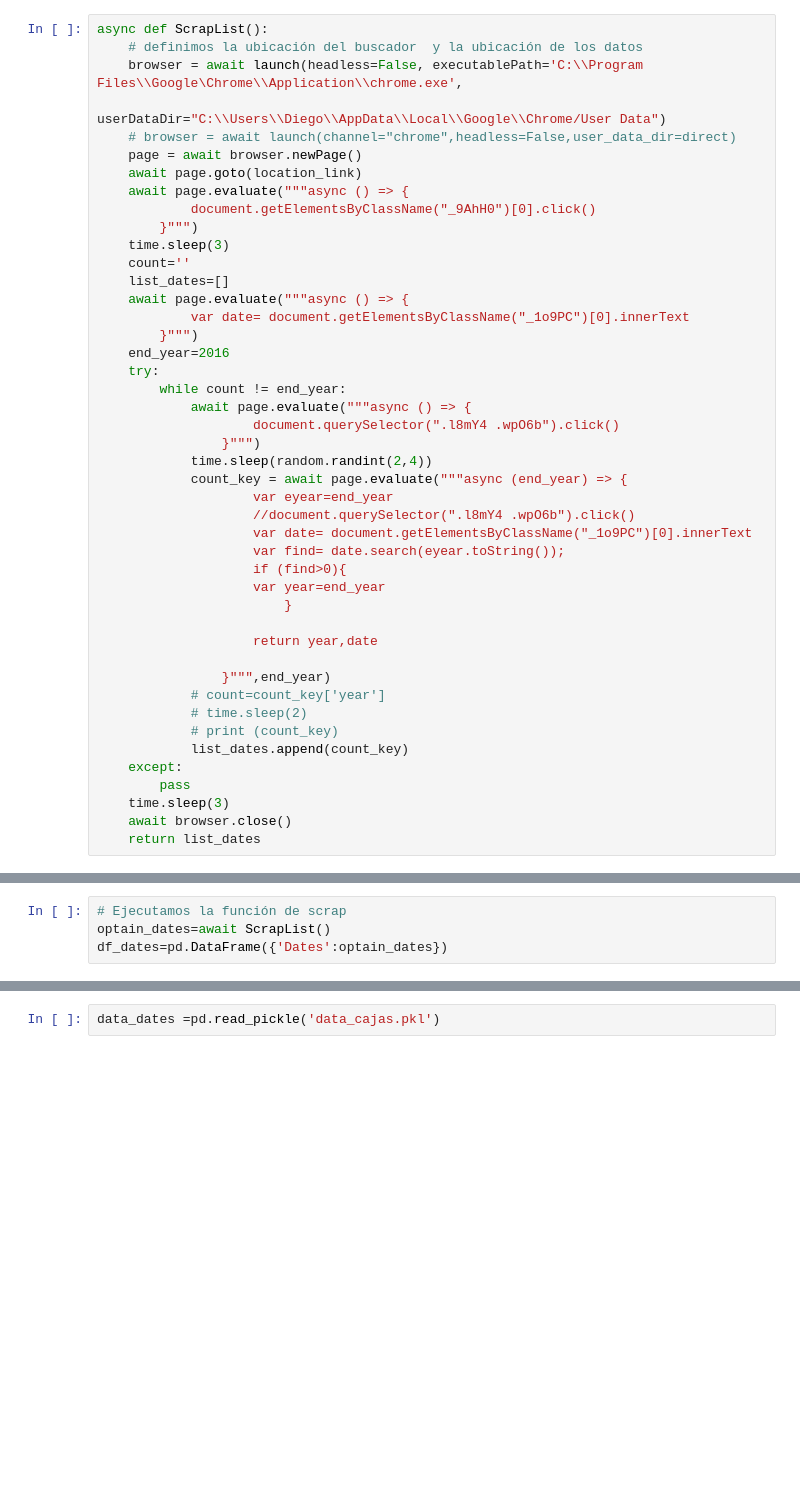
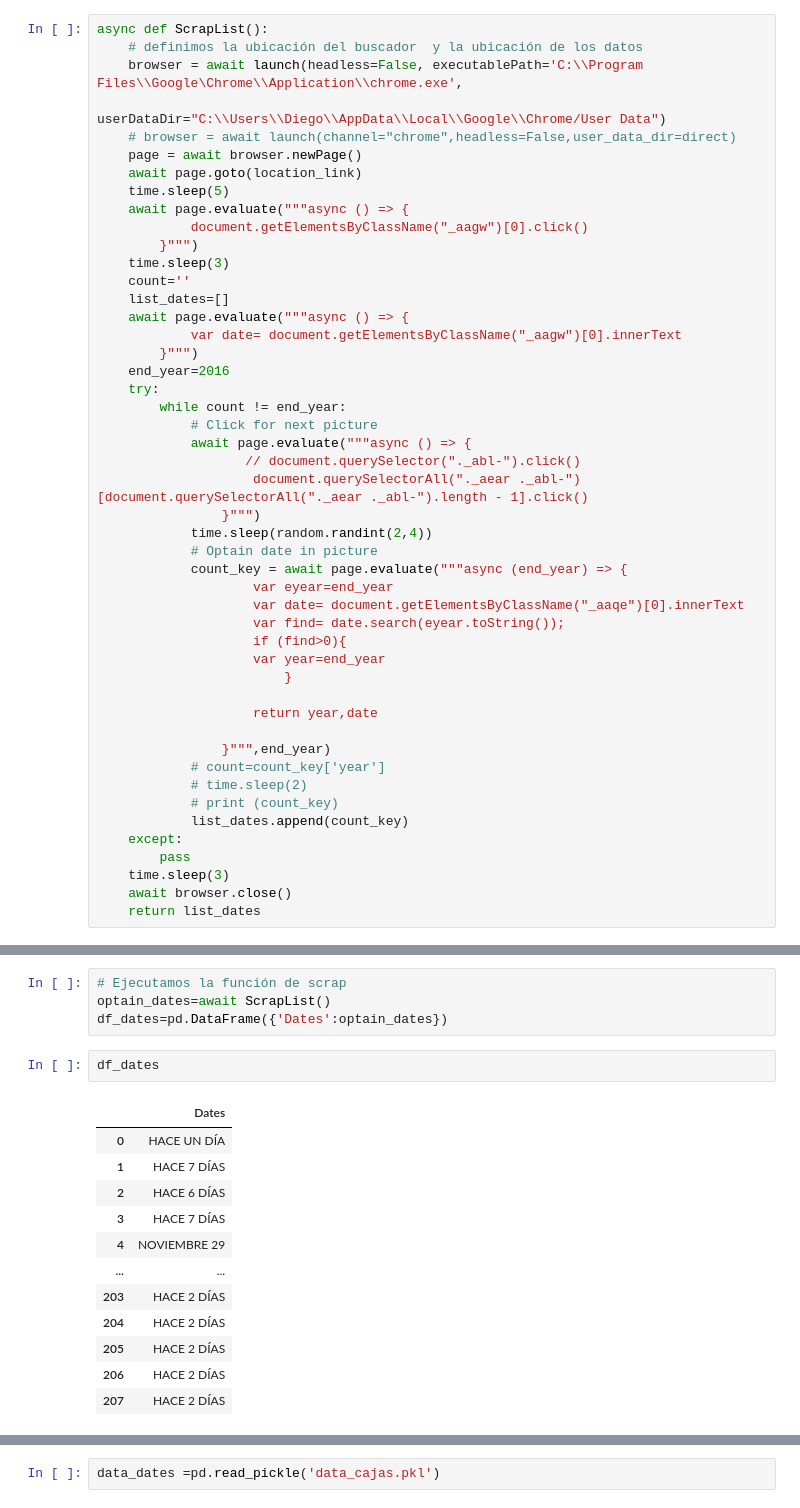
Before and after one commit to diegopenaloza/gentrific, a Jupyter notebook: scrap_notebook.ipynb, the cells around one changed output, grey strips where cells are left out. Cells and saved outputs as stored; diff of their text form; blank space fills up the shorter version.

Commit message:
compare_selec_var

```diff
--- a/scrap_notebook.ipynb
+++ b/scrap_notebook.ipynb
@@ -20,26 +20,29 @@ async def ScrapList():
     # browser = await launch(channel="chrome",headless=False,user_data_dir=direct)
     page = await browser.newPage()
     await page.goto(location_link)
+    time.sleep(5)
     await page.evaluate("""async () => {
-            document.getElementsByClassName("_9AhH0")[0].click()
+            document.getElementsByClassName("_aagw")[0].click()
         }""")
     time.sleep(3)
     count=''
     list_dates=[]
     await page.evaluate("""async () => {
-            var date= document.getElementsByClassName("_1o9PC")[0].innerText
+            var date= document.getElementsByClassName("_aagw")[0].innerText
         }""")
     end_year=2016
     try:
         while count != end_year:
+            # Click for next picture
             await page.evaluate("""async () => {
-                    document.querySelector(".l8mY4 .wpO6b").click()
+                   // document.querySelector("._abl-").click()
+                    document.querySelectorAll("._aear ._abl-")[document.querySelectorAll("._aear ._abl-").length - 1].click()
                 }""")
             time.sleep(random.randint(2,4))
+            # Optain date in picture
             count_key = await page.evaluate("""async (end_year) => {
                     var eyear=end_year
-                    //document.querySelector(".l8mY4 .wpO6b").click()
-                    var date= document.getElementsByClassName("_1o9PC")[0].innerText
+                    var date= document.getElementsByClassName("_aaqe")[0].innerText
                     var find= date.search(eyear.toString());
                     if (find>0){
                     var year=end_year
@@ -66,3 +69,18 @@ location_link="https://www.instagram.com/explore/locations/1480633375314513/bata
 # Ejecutamos la función de scrap
 optain_dates=await ScrapList()
 df_dates=pd.DataFrame({'Dates':optain_dates})
+# %%
+df_dates
+# %% [output]
+|  | Dates |
+| 0 | HACE UN DÍA |
+| 1 | HACE 7 DÍAS |
+| 2 | HACE 6 DÍAS |
+| 3 | HACE 7 DÍAS |
+| 4 | NOVIEMBRE 29 |
+| ... | ... |
+| 203 | HACE 2 DÍAS |
+| 204 | HACE 2 DÍAS |
+| 205 | HACE 2 DÍAS |
+| 206 | HACE 2 DÍAS |
+| 207 | HACE 2 DÍAS |
```
Also changed, not shown: parts of 3 cells of this notebook, 1 other file.
